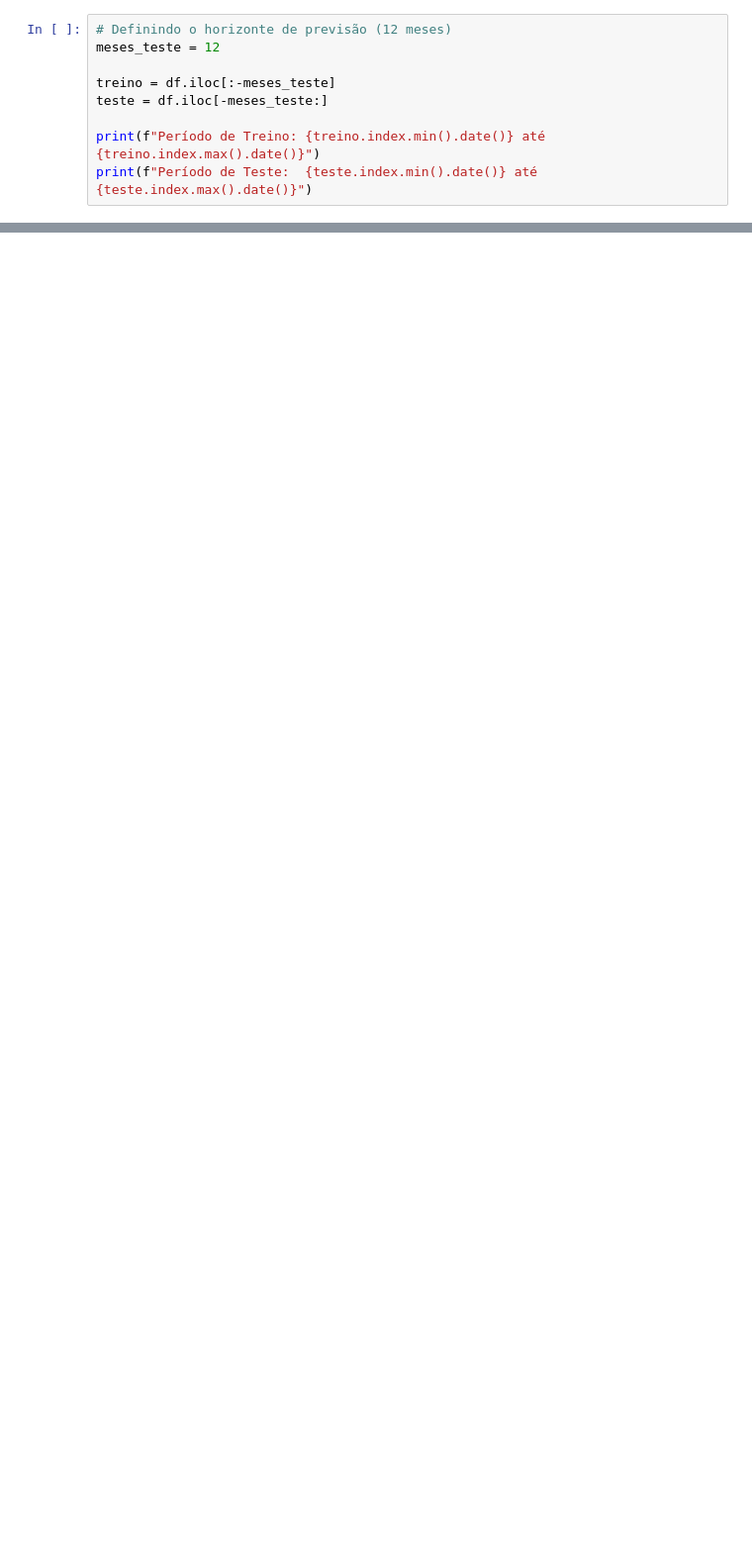
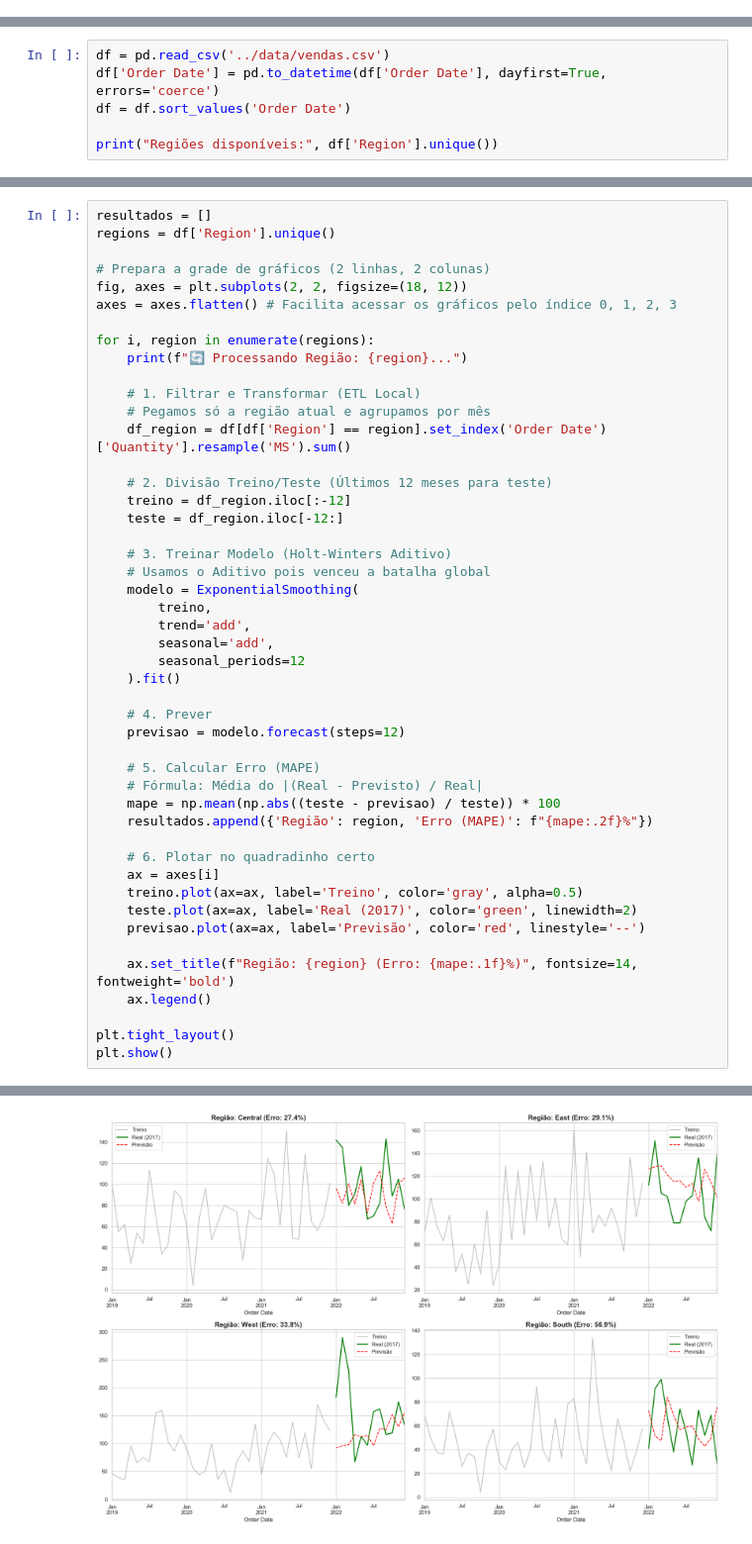
Before and after one commit to pedropaivasanrj-alt/Forecasting-de-Vendas, a Jupyter notebook: notebooks/3.0-modelagem.ipynb, the cells around one changed output, grey strips where cells are left out. Shown at 99% size. Cells and saved outputs as stored; diff of their text form; blank space fills up the shorter version.

Commit message:
atualização da analise-esploratória

```diff
--- a/notebooks/3.0-modelagem.ipynb
+++ b/notebooks/3.0-modelagem.ipynb
@@ -43,9 +31,0 @@ memory usage: 768.0 bytes
-# %%
-# Definindo o horizonte de previsão (12 meses)
-meses_teste = 12
-
-treino = df.iloc[:-meses_teste]
-teste = df.iloc[-meses_teste:]
-
-print(f"Período de Treino: {treino.index.min().date()} até {treino.index.max().date()}")
-print(f"Período de Teste:  {teste.index.min().date()} até {teste.index.max().date()}")
@@ -160,0 +32,6 @@ Previsão Final salva com sucesso!
+# %%
+df = pd.read_csv('../data/vendas.csv')
+df['Order Date'] = pd.to_datetime(df['Order Date'], dayfirst=True, errors='coerce')
+df = df.sort_values('Order Date')
+
+print("Regiões disponíveis:", df['Region'].unique())
@@ -160,0 +40,48 @@ Previsão Final salva com sucesso!
+# %%
+resultados = []
+regions = df['Region'].unique()
+
+# Prepara a grade de gráficos (2 linhas, 2 colunas)
+fig, axes = plt.subplots(2, 2, figsize=(18, 12))
+axes = axes.flatten() # Facilita acessar os gráficos pelo índice 0, 1, 2, 3
+
+for i, region in enumerate(regions):
+    print(f"🔄 Processando Região: {region}...")
+
+    # 1. Filtrar e Transformar (ETL Local)
+    # Pegamos só a região atual e agrupamos por mês
+    df_region = df[df['Region'] == region].set_index('Order Date')['Quantity'].resample('MS').sum()
+
+    # 2. Divisão Treino/Teste (Últimos 12 meses para teste)
+    treino = df_region.iloc[:-12]
+    teste = df_region.iloc[-12:]
+
+    # 3. Treinar Modelo (Holt-Winters Aditivo)
+    # Usamos o Aditivo pois venceu a batalha global
+    modelo = ExponentialSmoothing(
+        treino,
+        trend='add',
+        seasonal='add',
+        seasonal_periods=12
+    ).fit()
+
+    # 4. Prever
+    previsao = modelo.forecast(steps=12)
+
+    # 5. Calcular Erro (MAPE)
+    # Fórmula: Média do |(Real - Previsto) / Real|
+    mape = np.mean(np.abs((teste - previsao) / teste)) * 100
+    resultados.append({'Região': region, 'Erro (MAPE)': f"{mape:.2f}%"})
+
+    # 6. Plotar no quadradinho certo
+    ax = axes[i]
+    treino.plot(ax=ax, label='Treino', color='gray', alpha=0.5)
+    teste.plot(ax=ax, label='Real (2017)', color='green', linewidth=2)
+    previsao.plot(ax=ax, label='Previsão', color='red', linestyle='--')
+
+    ax.set_title(f"Região: {region} (Erro: {mape:.1f}%)", fontsize=14, fontweight='bold')
+    ax.legend()
+
+plt.tight_layout()
+plt.show()
+# %% [output]
@@ -160,0 +92 @@ Previsão Final salva com sucesso!
+[figure, added]
```
Also changed, not shown: parts of 17 cells of this notebook, 2 other files.
